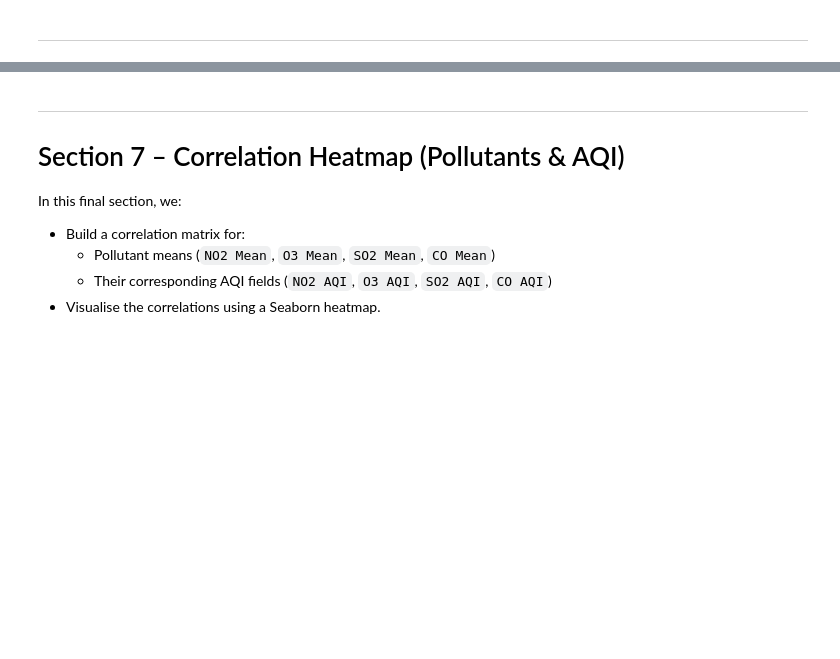
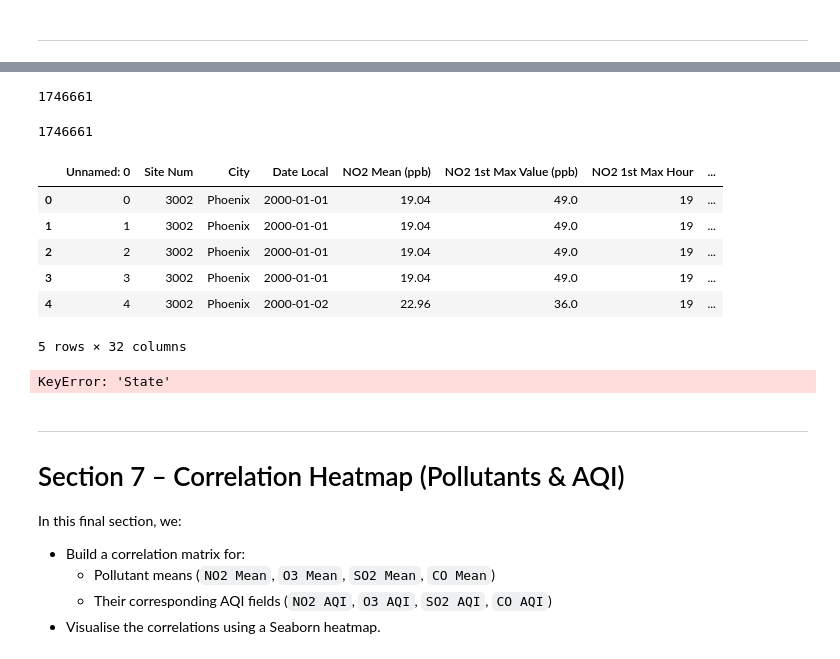
Before and after one commit to illusio666/us_air_pollution, a Jupyter notebook: jupyter_notebooks/us_air_pollution_visualisations.ipynb, the cells around one changed output, grey strips where cells are left out. Cells and saved outputs as stored; diff of their text form; code cells hidden in the pictures; blank space fills up the shorter version.

```diff
--- a/jupyter_notebooks/us_air_pollution_visualisations.ipynb
+++ b/jupyter_notebooks/us_air_pollution_visualisations.ipynb
@@ -310,17 +178,0 @@ We will:
-# %%
-# Create a quarter column
-df["Quarter"] = df["Date Local"].dt.quarter
-
-# Boxplot of NO₂ by quarter
-plt.figure(figsize=(10,5))
-df.boxplot(column="NO2 Mean", by="Quarter")
-plt.title("Quarterly Variation in NO₂ Levels")
-plt.suptitle("")  # Removes automatic Pandas subtitle
-plt.xlabel("Quarter")
-plt.ylabel("NO₂ Mean (ppb)")
-plt.tight_layout()
-plt.show()
-
-# Compute quarterly means
-quarterly_no2 = df.groupby("Quarter")["NO2 Mean"].mean()
-quarterly_no2
@@ -354,3 +189,54 @@ The quarterly NO₂ pattern shows a strong and consistent seasonal cycle:
+# %%
+#bring the location data file into the notebook
+loc = pd.read_csv("location_data.csv")       # contains SiteNumber, State, etc.
+
+# Clean join key
+df['Site Num'] = df['Site Num'].astype(str).str.strip()
+loc['Site Num'] = loc['Site Num'].astype(str).str.strip()
+
+# Deduplicate location file
+loc_clean = loc.drop_duplicates(subset='Site Num')
+
+# Merge in location info
+df = df.merge(loc_clean[['Site Num','State','County']], on='Site Num', how='left')
+# %%
+# Merge State and County into main pollution dataset
+df = df.merge(loc_clean[['Site Num','State','County']], on='Site Num', how='left')
+
+# Confirm row count remains stable (~1.75M), as previous attempts caused data explosion
+print(len(df))  # Should still be around 1,750,000
+# %% [output]
+1746661
+# %%
+# Merge State and County into main pollution dataset
+df = df.merge(loc_clean[['Site Num','State','County']], on='Site Num', how='left')
+
+# Confirm row count remains stable (~1.75M)
+print(len(df))  # Should still be around 1,750,000
+# %% [output]
+1746661
+# %%
+df.head()
+# %% [output]
+|  | Unnamed: 0 | Site Num | City | Date Local | NO2 Mean (ppb) | NO2 1st Max Value (ppb) | NO2 1st Max Hour | ... |
+| 0 | 0 | 3002 | Phoenix | 2000-01-01 | 19.04 | 49.0 | 19 | ... |
+| 1 | 1 | 3002 | Phoenix | 2000-01-01 | 19.04 | 49.0 | 19 | ... |
+| 2 | 2 | 3002 | Phoenix | 2000-01-01 | 19.04 | 49.0 | 19 | ... |
+| 3 | 3 | 3002 | Phoenix | 2000-01-01 | 19.04 | 49.0 | 19 | ... |
+| 4 | 4 | 3002 | Phoenix | 2000-01-02 | 22.96 | 36.0 | 19 | ... |
+5 rows × 32 columns
+# %%
+# TEST on 10k rows
+test_group = (
+    df.head(10000)
+      .groupby(['State','County','Year'])
+      [['NO2_AQI_imp','SO2_AQI_imp','CO_AQI_imp']]
+      .mean()
+      .reset_index()
+)
+print(len(test_group))  # sanity check
+# %% [output]
+KeyError: 'State'
 # %% [markdown]
 ---
 # Section 7 – Correlation Heatmap (Pollutants & AQI)
```
Also changed, not shown: parts of 25 cells of this notebook, 3 other files.
